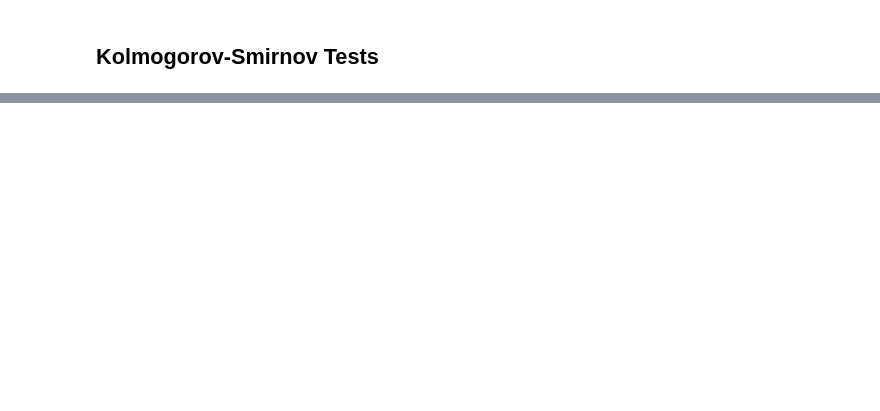
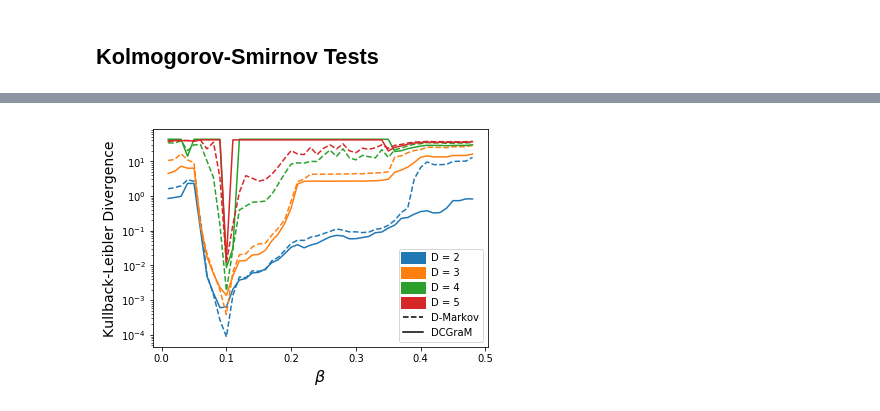
Before and after one commit to diegomhamilton/dcgram_v2, a Jupyter notebook: PIBIC201819/Relatório Parcial PIBIC.ipynb, the cells around one changed output, grey strips where cells are left out. Saved outputs shown, nothing was run; the diff lists cells and outputs as text; code cells hidden in the pictures; blank space fills up the shorter version.

```diff
--- a/PIBIC201819/Relatório Parcial PIBIC.ipynb
+++ b/PIBIC201819/Relatório Parcial PIBIC.ipynb
@@ -123,10 +213,52 @@ def evaluate_occup_div(D = 2, K = 3, N = 10000, L = 1391305, betas = []):
 # %%
-D = [1,2,3,4]
+D = [2,3,4,5]
 K = [3]
-N = [1000, 5000, 10000, 100000]
-b = np.arange(0.01, 0.48, 0.01)
+N = [20000, 50000]
+b = np.arange(0.01, 0.49, 0.01)
 
 possibilities = list(itertools.product(D, K, N))
 
 for (D, K, N) in possibilities:
-    evaluate_occup_div(D = D, K = K, N = N, betas = b)
+    print((D,K,N))
+    plot_kldiv(D, K, N)
+    plt.clf()
+# %%
+import matplotlib.lines as mlines
+
+handles, labels = [], []
+N = 100000
+K = 5
+
+for D in [2,3,4,5]:
+    with open(f'kl_results/kl_dcgram_D{D}_K{K}_N{N}', 'r') as f:
+        result = yaml.load(f)
+        dc = result['kl']
+    with open(f'kl_results/kl_dmark_D{D}_N{N}', 'r') as f:
+        result = yaml.load(f)
+        dm = result['kl']
+        betas = result['betas']
+    p = plt.plot(betas, dc, label = f'{D} DCGraM')
+    p = plt.plot(betas, dm, color = p[-1].get_color(), linestyle = '--', label = f'{D} D-Markov')
+
+    empty_patch = mpatches.Patch(color=p[-1].get_color(), linestyle='-', linewidth = 5.0, label=f'D = {D}') # create a patch with no color
+    handles.append(empty_patch)  # add new patches and labels to list
+    labels.append(f'D = {D}')
+
+dmarkov = mlines.Line2D([], [], color='k', linestyle = '--', label='D-Markov')
+dcgram = mlines.Line2D([], [], color='k', linestyle = '-', label='DCGraM')
+handles.append(dmarkov)
+handles.append(dcgram)
+labels.append('D-Markov')
+labels.append('DCGraM')
+plt.legend(handles, labels) # apply new handles and labels to plot
+
+
+plt.yscale('log')
+# plt.legend()
+plt.ylabel('Kullback-Leibler Divergence', fontsize=14)
+plt.xlabel('$\\beta$', fontsize=16)
+# plt.xlim(0.08, 0.13)
+plt.savefig(f'plots/K{K}_N_{N}.eps')
+plt.show()
+# %% [output]
+[figure, added]
```
Also changed, not shown: parts of 13 cells of this notebook, 2 other files.
